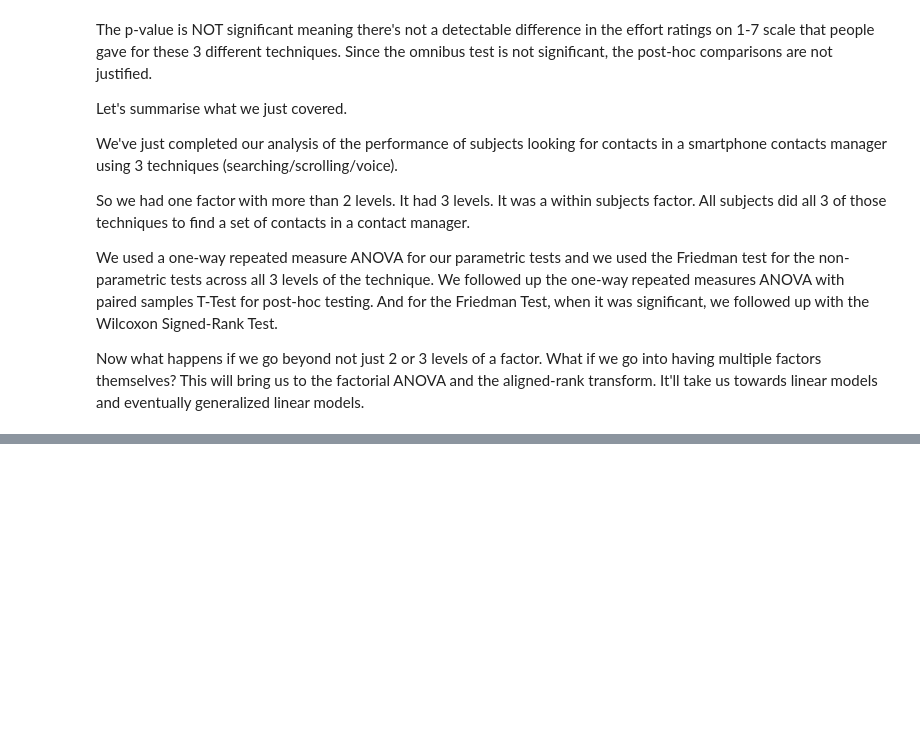
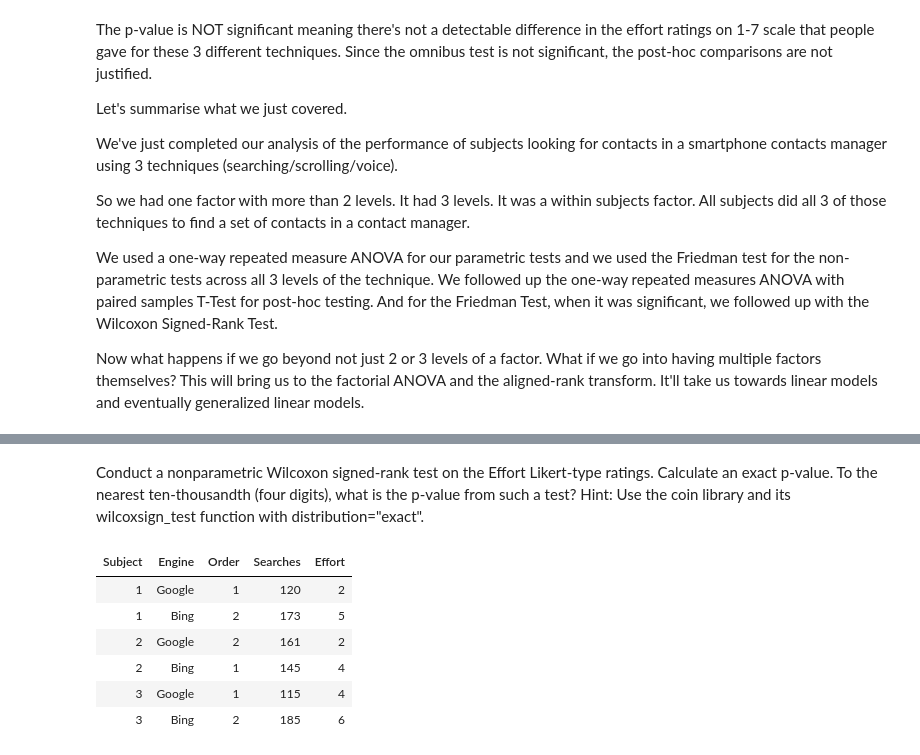
Before and after one commit to iamjz/R-Data, a Jupyter notebook: Designing, Running, and Analyzing Experiments/Week 06.ipynb, the cells around one changed output, grey strips where cells are left out. Drawn from its saved outputs; the diff is of its cells as text; code cells hidden in the pictures; blank space fills up the shorter version.

```diff
--- a/Designing, Running, and Analyzing Experiments/Week 06.ipynb
+++ b/Designing, Running, and Analyzing Experiments/Week 06.ipynb
@@ -869,0 +924,5 @@ Now what happens if we go beyond not just 2 or 3 levels of a factor. What if we
+# %%
+library("reshape2")
+
+df.wide <- dcast(df, Subject ~ Order, value.var = "Searches")
+head(df.wide)
@@ -869,0 +952,3 @@ Now what happens if we go beyond not just 2 or 3 levels of a factor. What if we
+# %%
+df.wide <- dcast(df, Subject ~ Engine, value.var = "Searches")
+head(df.wide)
@@ -869,0 +976,12 @@ Now what happens if we go beyond not just 2 or 3 levels of a factor. What if we
+# %% [markdown]
+Conduct a nonparametric Wilcoxon signed-rank test on the Effort Likert-type ratings. Calculate an exact p-value. To the nearest ten-thousandth (four digits), what is the p-value from such a test? Hint: Use the coin library and its wilcoxsign_test function with distribution="exact".
+# %%
+head(df)
+# %% [output]
+| Subject | Engine | Order | Searches | Effort |
+| 1 | Google | 1 | 120 | 2 |
+| 1 | Bing | 2 | 173 | 5 |
+| 2 | Google | 2 | 161 | 2 |
+| 2 | Bing | 1 | 145 | 4 |
+| 3 | Google | 1 | 115 | 4 |
+| 3 | Bing | 2 | 185 | 6 |
```
Also changed, not shown: parts of 45 cells of this notebook.
